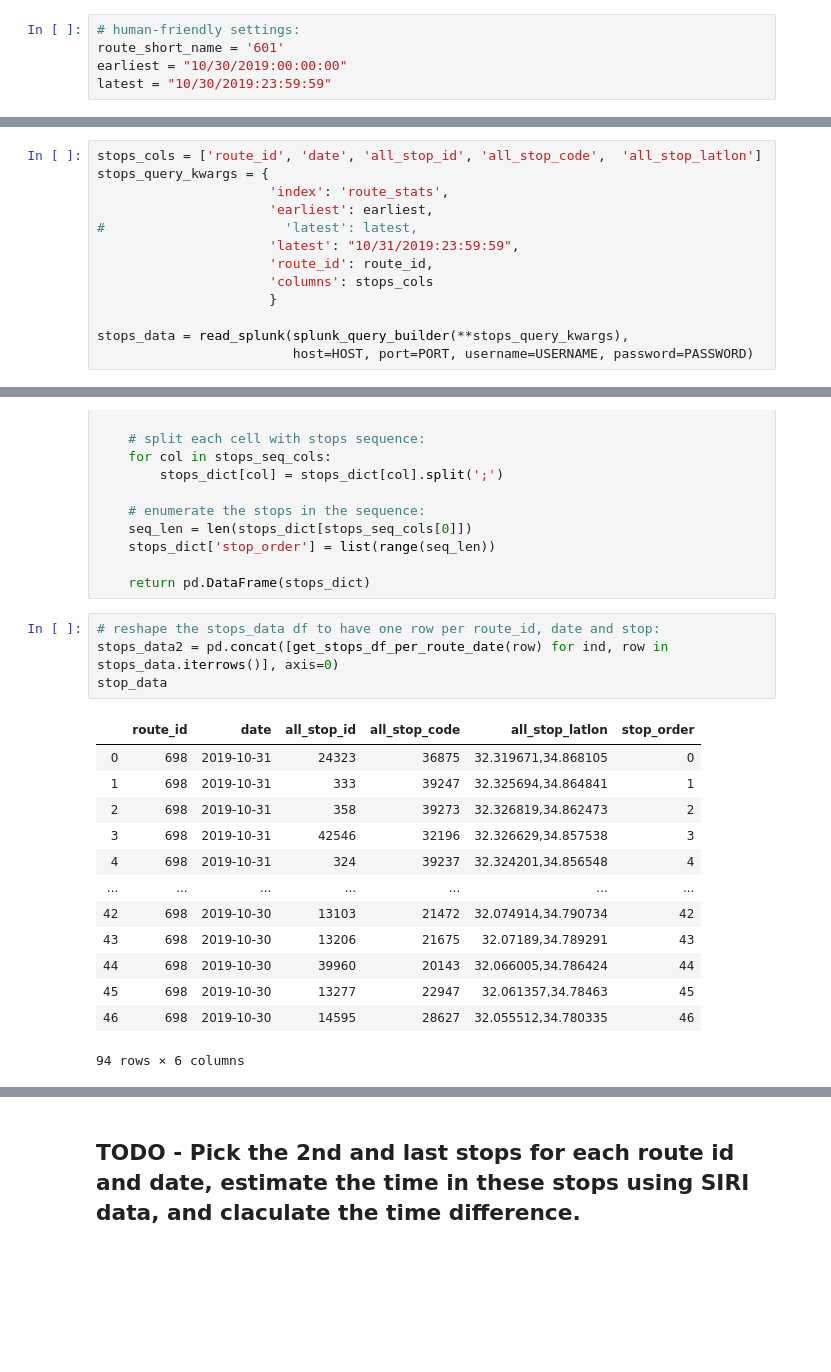
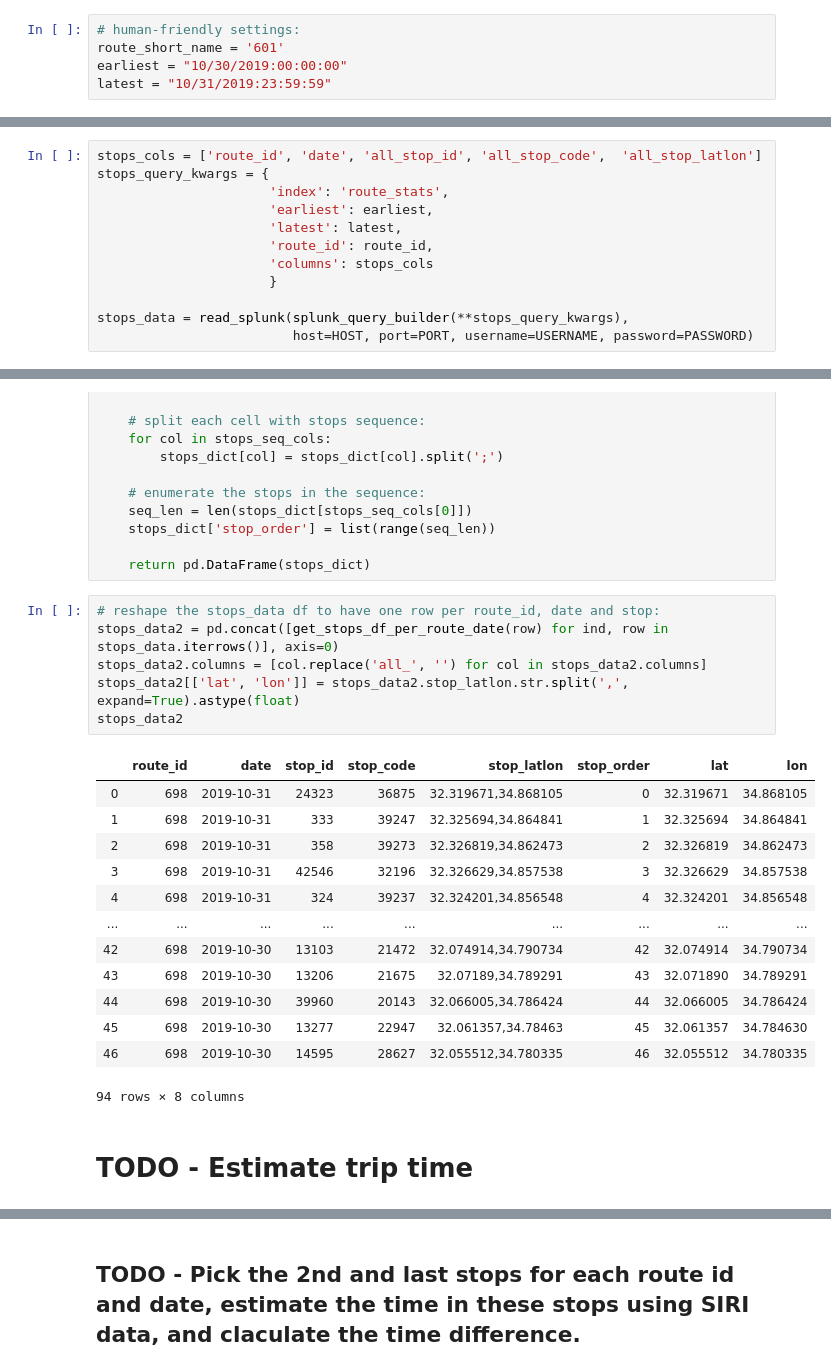
Before and after one commit to hasadna/open-bus, a Jupyter notebook: notebooks/Nativ_plus_get_trips_duration_Nov_2019.ipynb, the cells around one changed output, grey strips where cells are left out. Cells and saved outputs as stored; diff of their text form; blank space fills up the shorter version.

Commit message:
cont. work. Added more code to extract 2nd and last stops from GTFS

```diff
--- a/notebooks/Nativ_plus_get_trips_duration_Nov_2019.ipynb
+++ b/notebooks/Nativ_plus_get_trips_duration_Nov_2019.ipynb
@@ -144,7 +145,7 @@ Use the route_stats and trip_stats [docs](https://open-bus-gtfs-utils.readthedoc
 # human-friendly settings:
 route_short_name = '601'
 earliest = "10/30/2019:00:00:00"
-latest = "10/30/2019:23:59:59"
+latest = "10/31/2019:23:59:59"
 # %%
 # find relevant route ids:
 
@@ -261,8 +265,7 @@ stops_cols = ['route_id', 'date', 'all_stop_id', 'all_stop_code',  'all_stop_lat
 stops_query_kwargs = {
                       'index': 'route_stats',
                       'earliest': earliest,
-#                       'latest': latest,
-                      'latest': "10/31/2019:23:59:59",
+                      'latest': latest,
                       'route_id': route_id,
                       'columns': stops_cols
                       }
@@ -315,18 +318,22 @@ def get_stops_df_per_route_date(row, stops_seq_cols=['all_stop_id', 'all_stop_co
 # %%
 # reshape the stops_data df to have one row per route_id, date and stop:
 stops_data2 = pd.concat([get_stops_df_per_route_date(row) for ind, row in stops_data.iterrows()], axis=0)
-stop_data
+stops_data2.columns = [col.replace('all_', '') for col in stops_data2.columns]
+stops_data2[['lat', 'lon']] = stops_data2.stop_latlon.str.split(',', expand=True).astype(float)
+stops_data2
 # %% [output]
-|  | route_id | date | all_stop_id | all_stop_code | all_stop_latlon | stop_order |
-| 0 | 698 | 2019-10-31 | 24323 | 36875 | 32.319671,34.868105 | 0 |
-| 1 | 698 | 2019-10-31 | 333 | 39247 | 32.325694,34.864841 | 1 |
-| 2 | 698 | 2019-10-31 | 358 | 39273 | 32.326819,34.862473 | 2 |
-| 3 | 698 | 2019-10-31 | 42546 | 32196 | 32.326629,34.857538 | 3 |
-| 4 | 698 | 2019-10-31 | 324 | 39237 | 32.324201,34.856548 | 4 |
-| ... | ... | ... | ... | ... | ... | ... |
-| 42 | 698 | 2019-10-30 | 13103 | 21472 | 32.074914,34.790734 | 42 |
-| 43 | 698 | 2019-10-30 | 13206 | 21675 | 32.07189,34.789291 | 43 |
-| 44 | 698 | 2019-10-30 | 39960 | 20143 | 32.066005,34.786424 | 44 |
-| 45 | 698 | 2019-10-30 | 13277 | 22947 | 32.061357,34.78463 | 45 |
-| 46 | 698 | 2019-10-30 | 14595 | 28627 | 32.055512,34.780335 | 46 |
+|  | route_id | date | stop_id | stop_code | stop_latlon | stop_order | lat | lon |
+| 0 | 698 | 2019-10-31 | 24323 | 36875 | 32.319671,34.868105 | 0 | 32.319671 | 34.868105 |
+| 1 | 698 | 2019-10-31 | 333 | 39247 | 32.325694,34.864841 | 1 | 32.325694 | 34.864841 |
+| 2 | 698 | 2019-10-31 | 358 | 39273 | 32.326819,34.862473 | 2 | 32.326819 | 34.862473 |
+| 3 | 698 | 2019-10-31 | 42546 | 32196 | 32.326629,34.857538 | 3 | 32.326629 | 34.857538 |
+| 4 | 698 | 2019-10-31 | 324 | 39237 | 32.324201,34.856548 | 4 | 32.324201 | 34.856548 |
+| ... | ... | ... | ... | ... | ... | ... | ... | ... |
+| 42 | 698 | 2019-10-30 | 13103 | 21472 | 32.074914,34.790734 | 42 | 32.074914 | 34.790734 |
+| 43 | 698 | 2019-10-30 | 13206 | 21675 | 32.07189,34.789291 | 43 | 32.071890 | 34.789291 |
+| 44 | 698 | 2019-10-30 | 39960 | 20143 | 32.066005,34.786424 | 44 | 32.066005 | 34.786424 |
+| 45 | 698 | 2019-10-30 | 13277 | 22947 | 32.061357,34.78463 | 45 | 32.061357 | 34.784630 |
+| 46 | 698 | 2019-10-30 | 14595 | 28627 | 32.055512,34.780335 | 46 | 32.055512 | 34.780335 |
-94 rows × 6 columns
+94 rows × 8 columns
+# %% [markdown]
+# TODO - Estimate trip time
```
Also changed, not shown: parts of 18 cells of this notebook.
